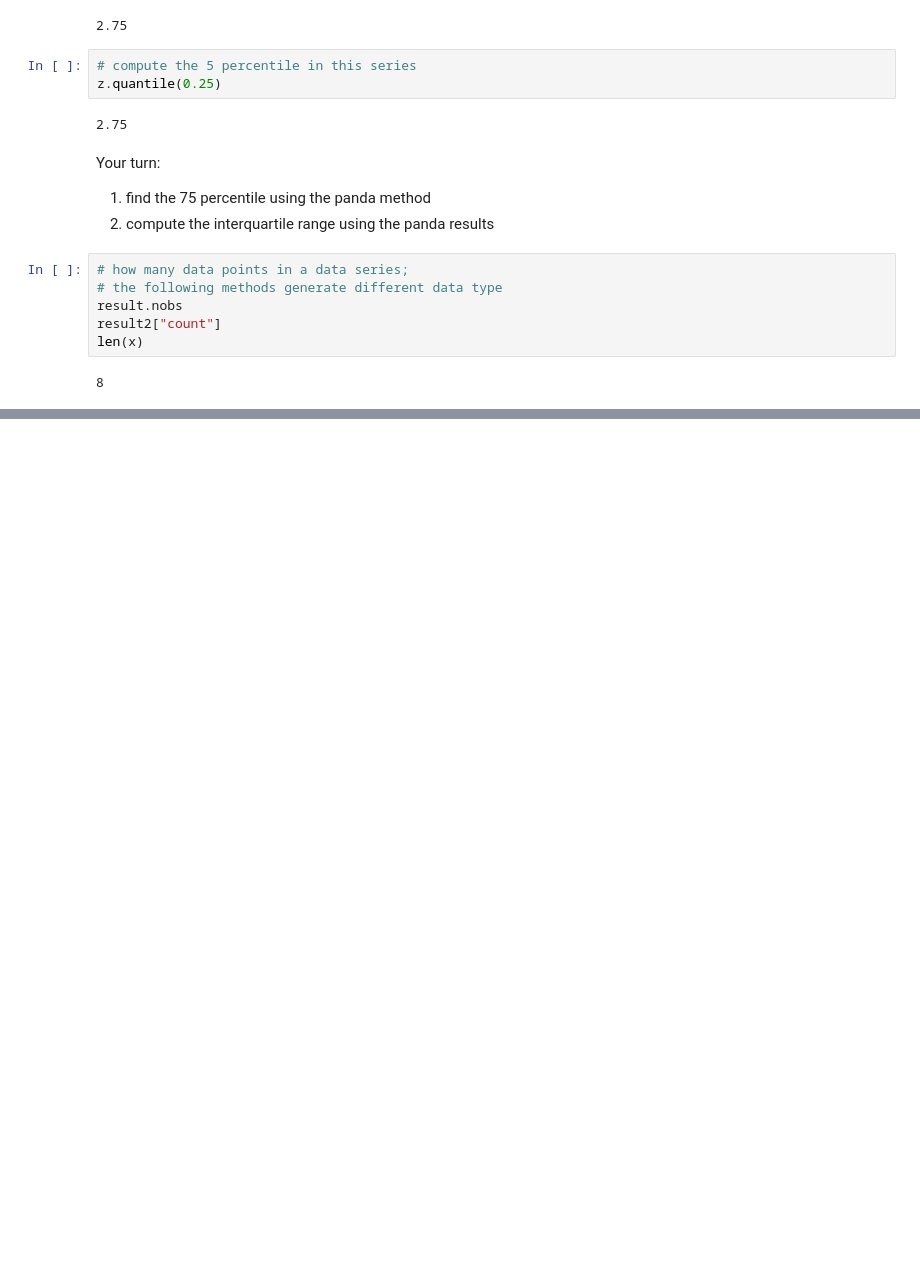
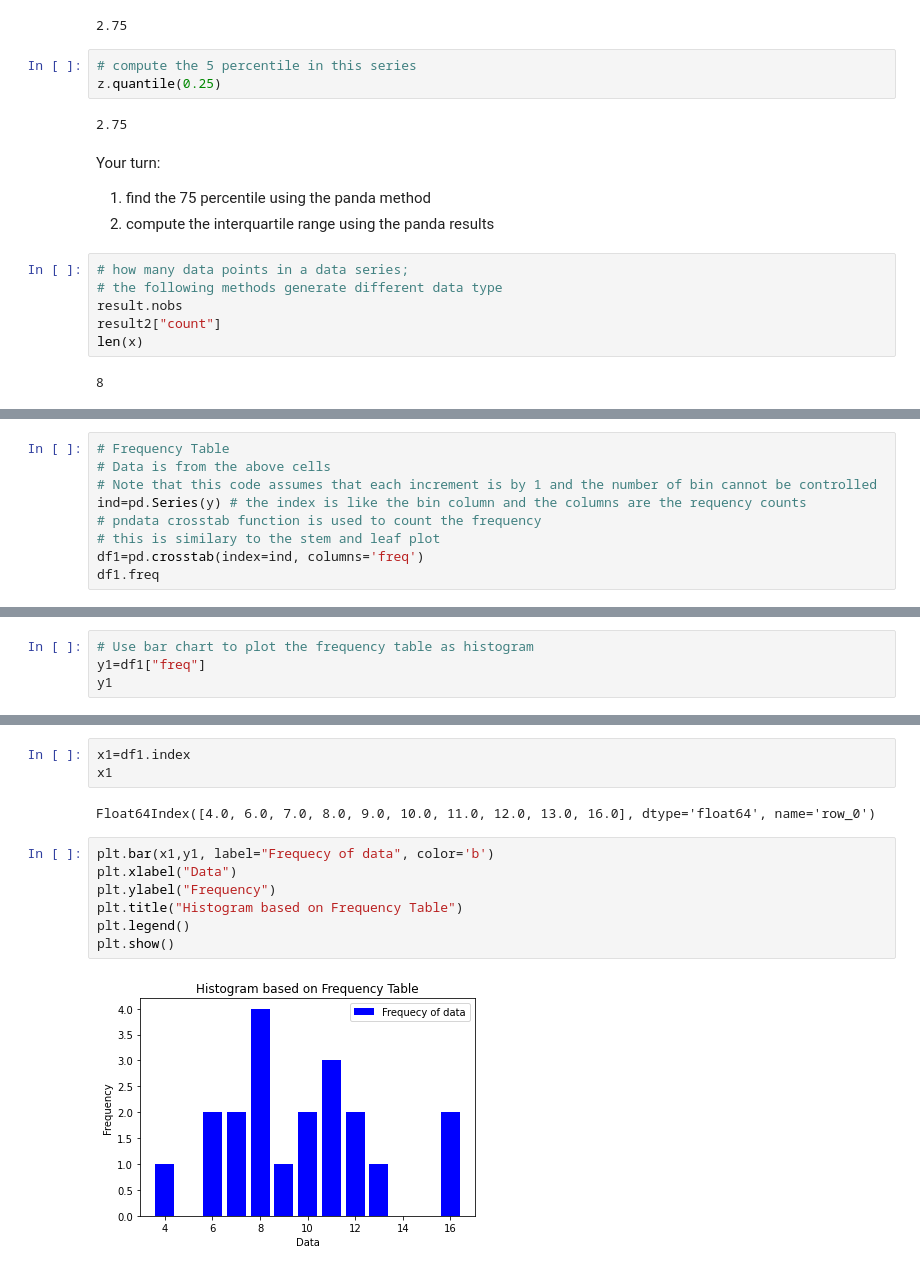
Before and after one commit to changsksu/IMSE_Data_Science, a Jupyter notebook: Descriptive_Statistics.ipynb, the cells around one changed output, grey strips where cells are left out. Cells and saved outputs as stored; diff of their text form; blank space fills up the shorter version.

```diff
--- a/Descriptive_Statistics.ipynb
+++ b/Descriptive_Statistics.ipynb
@@ -119,0 +196,9 @@ len(x)
+# %%
+# Frequency Table
+# Data is from the above cells
+# Note that this code assumes that each increment is by 1 and the number of bin cannot be controlled
+ind=pd.Series(y) # the index is like the bin column and the columns are the requency counts
+# pndata crosstab function is used to count the frequency
+# this is similary to the stem and leaf plot
+df1=pd.crosstab(index=ind, columns='freq')
+df1.freq
@@ -119,0 +218,4 @@ len(x)
+# %%
+# Use bar chart to plot the frequency table as histogram
+y1=df1["freq"]
+y1
@@ -119,0 +235,14 @@ len(x)
+# %%
+x1=df1.index
+x1
+# %% [output]
+Float64Index([4.0, 6.0, 7.0, 8.0, 9.0, 10.0, 11.0, 12.0, 13.0, 16.0], dtype='float64', name='row_0')
+# %%
+plt.bar(x1,y1, label="Frequecy of data", color='b')
+plt.xlabel("Data")
+plt.ylabel("Frequency")
+plt.title("Histogram based on Frequency Table")
+plt.legend()
+plt.show()
+# %% [output]
+[figure, added]
```
Also changed, not shown: parts of 10 cells of this notebook.
